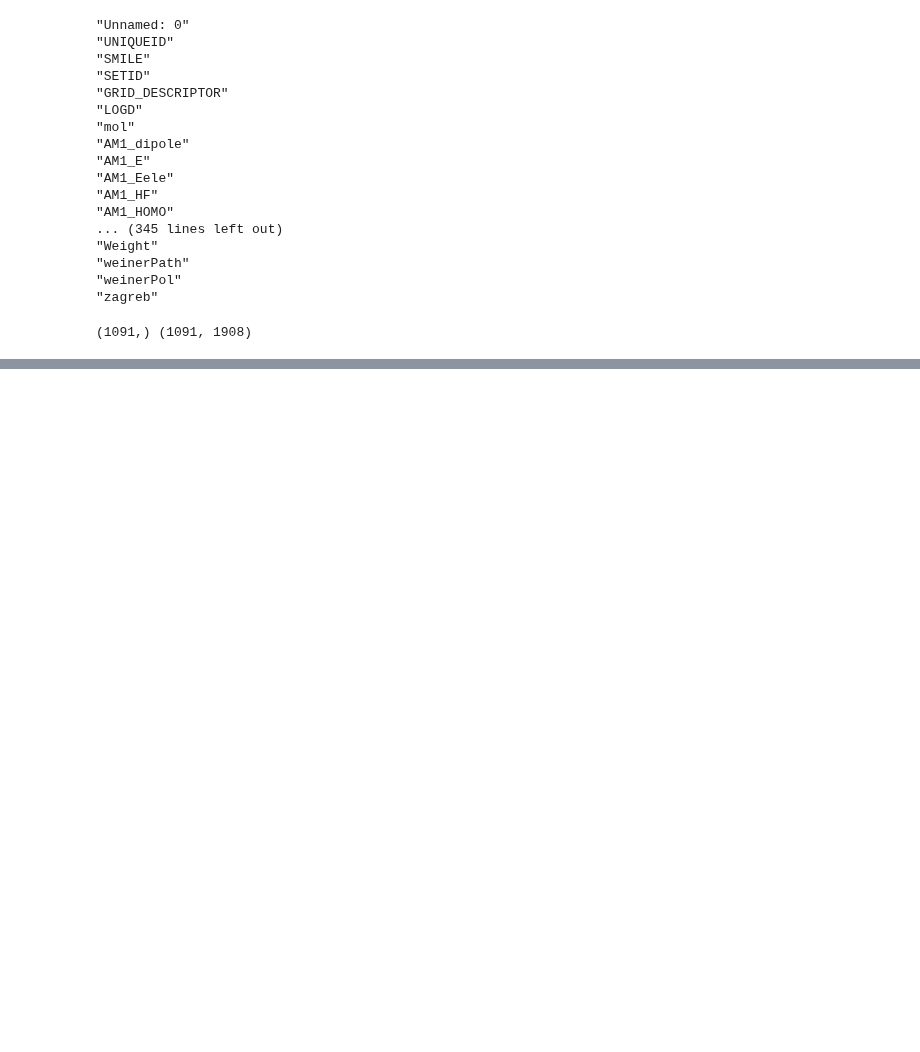
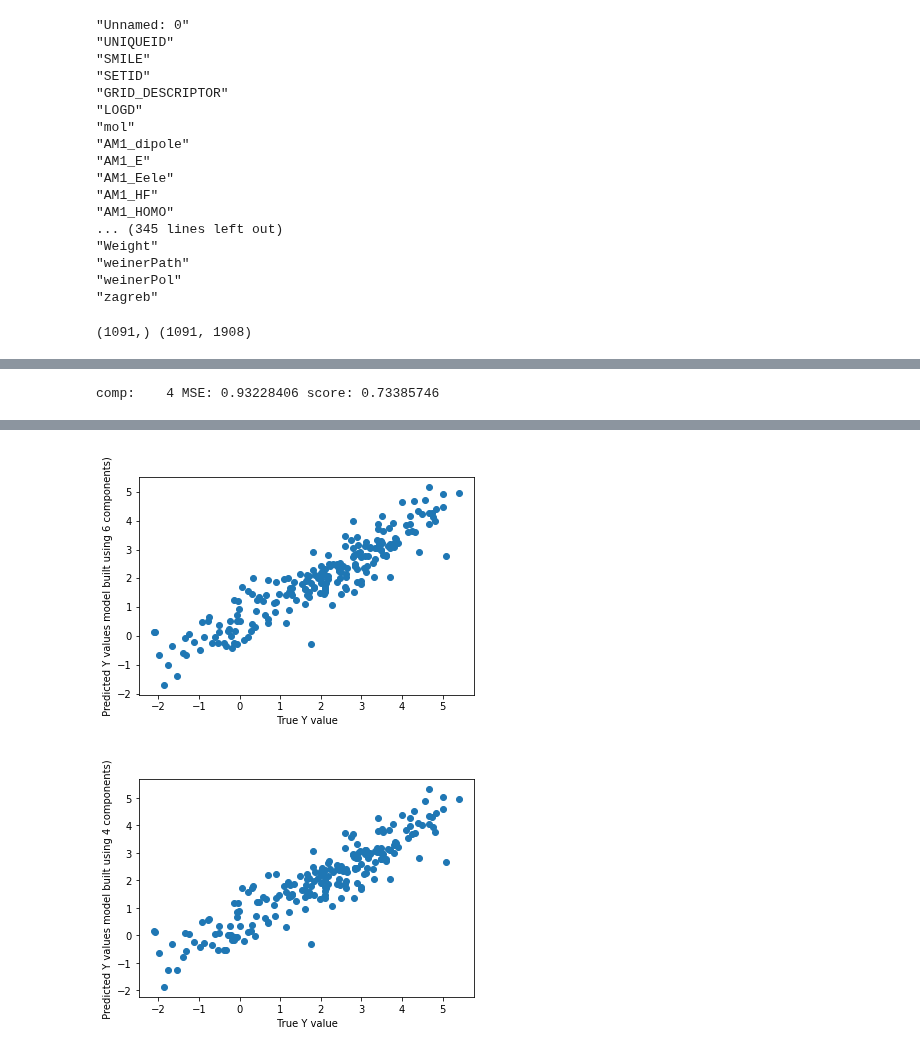
Before and after one commit to lstorchi/mllogdp, a Jupyter notebook: descriptors_MOEandGRID.ipynb, the cells around one changed output, grey strips where cells are left out. Drawn from its saved outputs; the diff is of its cells as text; code cells hidden in the pictures; blank space fills up the shorter version.

```diff
--- a/descriptors_MOEandGRID.ipynb
+++ b/descriptors_MOEandGRID.ipynb
@@ -86,0 +181,74 @@ print(np.asarray(Y).shape, np.asarray(X).shape )
+# %%
+ncompocchio = 4
+
+pls_4 = PLSRegression(ncompocchio)
+pls_4.fit(Xtr, Ytr)
+
+y_cv4 = cross_val_predict(pls_4, Xtr, Ytr, cv=10)
+
+score4cv = r2_score(Ytr, y_cv4)
+mse4cv = mean_squared_error(Ytr, y_cv4)
+
+print("comp: %4d MSE: %10.8f score: %10.8f"%(ncompocchio, mse4cv, score4cv))
+# %% [output]
+comp:    4 MSE: 0.93228406 score: 0.73385746
+# %%
+Y_pred6 = pls_6.predict(Xte)
+Y_pred4 = pls_4.predict(Xte)
+
+Y_pred6_TR = pls_6.predict(Xtr)
+Y_pred4_TR = pls_4.predict(Xtr)
+
+Y_pred6_Tot = pls_6.predict(X)
+Y_pred4_Tot = pls_4.predict(X)
+
+
+mse_pred6 = mean_squared_error(Yte, Y_pred6 )
+
+RMSE_pred6 = mean_squared_error(Yte, Y_pred6, squared = False )
+
+mse_pred4 = mean_squared_error(Yte, Y_pred4 )
+
+RMSE_pred4 = mean_squared_error(Yte, Y_pred4, squared = False )
+
+
+diff6 = []
+diff4 =[]
+
+for idx, val in enumerate(Yte):
+    diff6.append(val-Y_pred6[idx])
+    diff4.append(val-Y_pred4[idx])
+    print("%10.7f %10.7f %10.7f %10.7f %10.7f"%(\
+                                val, Y_pred6[idx], diff6[-1] ,Y_pred4[idx], diff4[-1] ))
+
+score6 = r2_score(Yte, Y_pred6 )
+
+score4 = r2_score(Yte, Y_pred4 )
+
+
+print(" score modello a 6 componenti :", score6 )
+print(" mse modello a 6 componenti :", mse_pred6)
+
+print(" RMSE modello a 6 componenti :", RMSE_pred6)
+
+print(" score modello a 4 componenti :", score4 )
+print(" mse modello a 4 componenti :", mse_pred4)
+
+print(" RMSE modello a 4 componenti :", RMSE_pred4)
+
+
+
+plt.xlabel(" True Y value")
+plt.ylabel(" Predicted Y values model built using 6 components) ")
+
+plt.scatter(Yte, Y_pred6)
+
+plt.show()
+
+plt.xlabel(" True Y value")
+plt.ylabel(" Predicted Y values model built using 4 components) ")
+
+plt.scatter(Yte, Y_pred4)
+
+plt.show()
+# %% [output]
@@ -86,0 +272,2 @@ print(np.asarray(Y).shape, np.asarray(X).shape )
+[figure, added]
+[figure, added]
```
Also changed, not shown: parts of 8 cells of this notebook.
